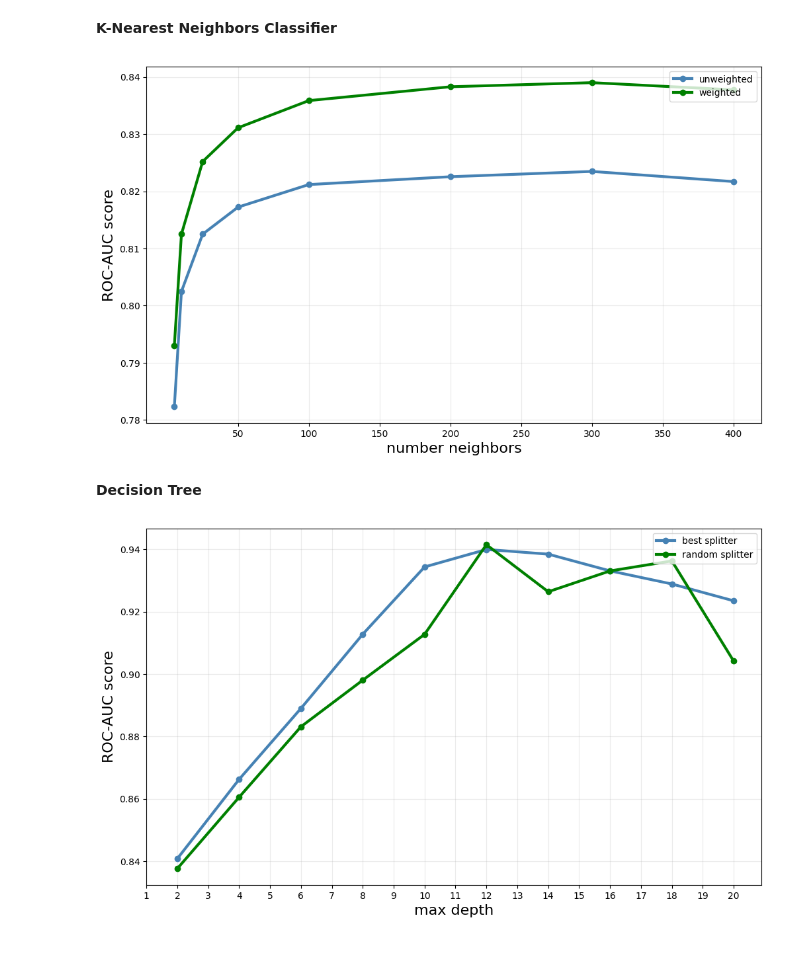
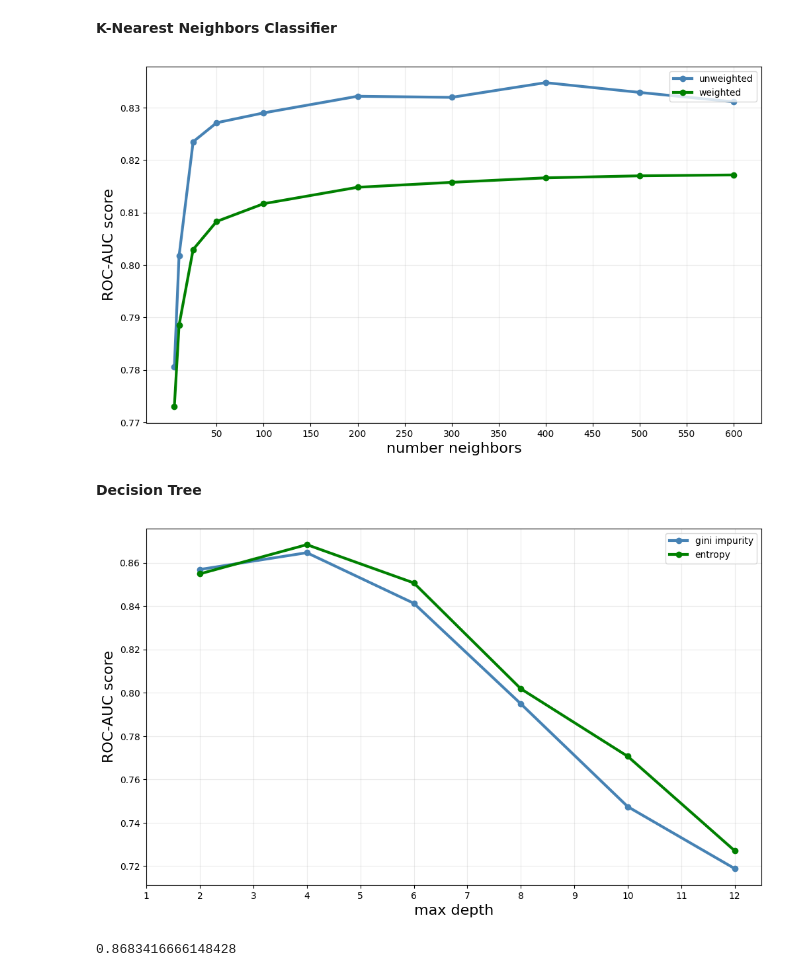
Before and after one commit to notkarenyi/ml-project, a Jupyter notebook: tori-work/classify.ipynb, the cells around one changed output. Cells and saved outputs as stored; diff of their text form; code cells hidden in the pictures.

```diff
--- a/tori-work/classify.ipynb
+++ b/tori-work/classify.ipynb
@@ -17,12 +29,12 @@ costa_rica = costa_rica.iloc[:, :-11]
 # %%
 # Split data into train, validation, and test sets with 70/10/20 split
-train, test = train_test_split(costa_rica, test_size=0.3)
-valid, test = train_test_split(test, test_size=0.1)
-x_train = train.drop(columns = ["Id", "idhogar","Target"])
+train, test = train_test_split(costa_rica, test_size=0.3, random_state = 0)
+valid, test = train_test_split(test, test_size=0.1, random_state = 0)
+x_train = train.drop(columns = ["Target"])
 y_train = train["Target"]
-x_test = test.drop(columns = ["Id", "idhogar","Target"])
+x_test = test.drop(columns = ["Target"])
 y_test = test["Target"]
-x_valid = valid.drop(columns = ["Id", "idhogar","Target"])
+x_valid = valid.drop(columns = ["Target"])
 y_valid = valid["Target"]
 # %%
 # Use variance threshold to find most important features
@@ -37,3 +44,8 @@ costa_rica.to_csv("good_data.csv")
+# %%
+# Drop unwanted features
+x_train = x_train[selected_features]
+x_valid = x_valid[selected_features]
+x_test = x_test[selected_features]
 # %%
 # Impute missing values
 imputer = KNNImputer()
@@ -42,7 +54,7 @@ x_valid = pd.DataFrame(imputer.fit_transform(x_valid), columns=imputer.get_featu
 # %% [markdown]
 **K-Nearest Neighbors Classifier**
 # %%
-allks= [5,10,25,50,100,200,300, 400]
+allks= [5,10,25,50,100,200,300, 400, 500, 600]
 uw_scores = []
 w_scores = []
 
@@ -68,41 +80,50 @@ ax.plot(allks, w_scores, marker="o", color="green", lw=3, label="weighted")
 ax.set_xlabel("number neighbors", fontsize=16)
 ax.set_ylabel("ROC-AUC score", fontsize=16)
 ax.legend(loc="upper right")
-plt.xticks(range(50, 401, 50))
+plt.xticks(range(50, 601, 50))
 ax.grid(alpha=0.25)
 # %% [output]
-[figure, old version]
+[figure, new version]
 # %% [markdown]
 **Decision Tree**
 # %%
-max_depths = [2, 4, 6, 8, 10, 12, 14, 16, 18, 20]
-best_score = []
-random_score = []
-trees = []
+max_depths = [2, 4, 6, 8, 10, 12]
+gini_score = []
+entropy_score = []
+gini_trees = {}
+entropy_trees = {}
 
 for d in max_depths:
-    t = tree.DecisionTreeClassifier(splitter = "best", max_depth = d, random_state = 0)
+    t = tree.DecisionTreeClassifier(criterion="gini", max_depth = d, random_state = 0)
     t.fit(x_train, y_train)
     y_pred = t.predict_proba(x_valid)
     score = roc_auc_score(y_valid, y_pred, multi_class = "ovr", average = "micro")
-    best_score.append(score)
-    trees.append(t)
+    gini_score.append(score)
+    gini_trees[d] = (t, score)
 
 for d in max_depths:
-    t = tree.DecisionTreeClassifier(splitter = "random", max_depth = d, random_state = 0)
+    t = tree.DecisionTreeClassifier(criterion="entropy", max_depth = d, random_state = 0)
     t.fit(x_train, y_train)
     y_pred = t.predict_proba(x_valid)
     score = roc_auc_score(y_valid, y_pred, multi_class = "ovr", average = "micro")
-    random_score.append(score)
-    trees.append(t)
+    entropy_score.append(score)
+    entropy_trees[d] = (t, score)
+
 
 fig, ax = plt.subplots(nrows=1,ncols=1,figsize=(12, 7))
-ax.plot(max_depths, best_score, marker="o", color="steelblue", lw=3, label="best splitter")
-ax.plot(max_depths, random_score, marker="o", color="green", lw=3, label="random splitter")
+ax.plot(max_depths, gini_score, marker="o", color="steelblue", lw=3, label="gini impurity")
+ax.plot(max_depths, entropy_score, marker="o", color="green", lw=3, label="entropy")
 ax.set_xlabel("max depth", fontsize=16)
 ax.set_ylabel("ROC-AUC score", fontsize=16)
 ax.legend(loc="upper right")
-plt.xticks(range(1, 21, 1))
+plt.xticks(range(1, 13, 1))
 ax.grid(alpha=0.25)
 # %% [output]
-[figure, old version]
+[figure, new version]
+# %%
+# Best model is tree with max depth 12 using entropy to split
+best_tree = entropy_trees[4][0]
+best_score = entropy_trees[4][1]
+print(best_score)
+# %% [output]
+0.8683416666148428
```
Also changed, not shown: parts of 7 cells of this notebook, 2 other files.
